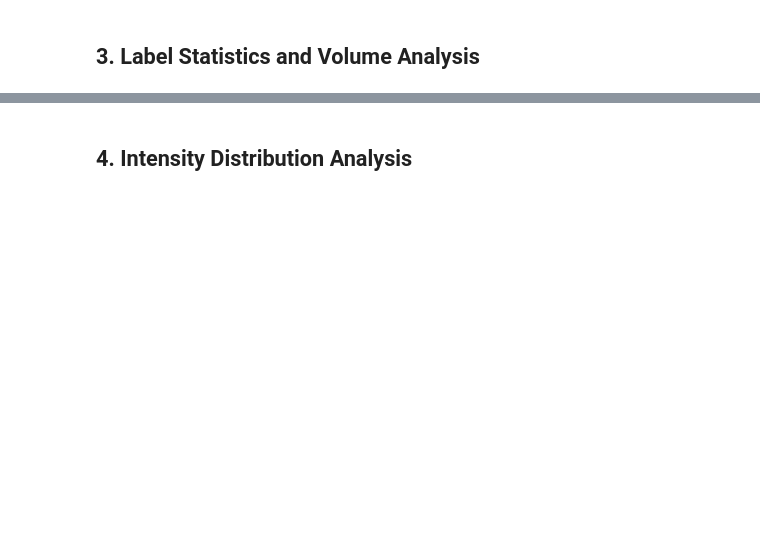
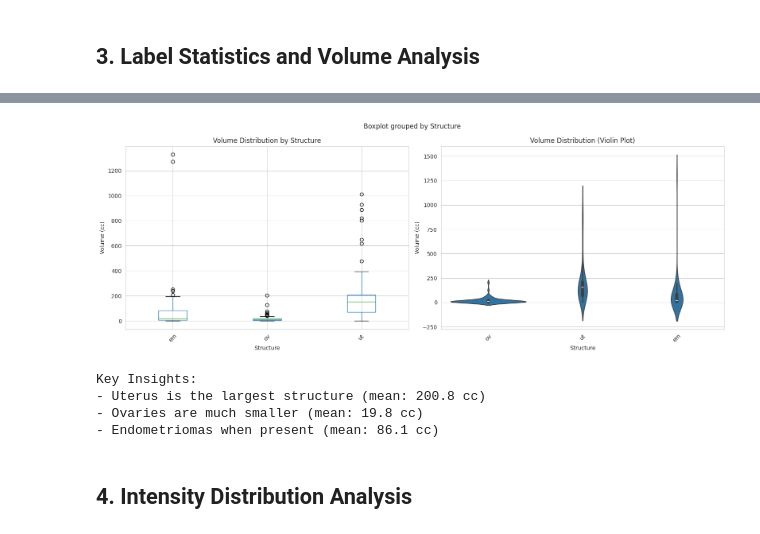
Before and after one commit to sehajbath/endo-seg, a Jupyter notebook: notebooks/01_data_exploration.ipynb, the cells around one changed output, grey strips where cells are left out. Drawn from its saved outputs; the diff is of its cells as text; code cells hidden in the pictures; blank space fills up the shorter version.

```diff
--- a/notebooks/01_data_exploration.ipynb
+++ b/notebooks/01_data_exploration.ipynb
@@ -39,7 +86,7 @@ print("Imports successful!")
 ## 1. Dataset Overview
 # %%
 # Set paths
-data_root = "../data/raw/UT-EndoMRI"
+data_root = "/content/drive/MyDrive/UT-EndoMRI"
 
 # Get statistics for both datasets
 print("Dataset 1 (D1_MHS - Multi-center, Multi-rater):")
@@ -138,12 +211,12 @@ def collect_volumes(data_root, dataset_name):
     return volumes
 
 # Collect volumes
-print("Collecting volume statistics for Dataset 2...")
-volumes_d2 = collect_volumes(data_root, "D2_TCPW")
+print("Collecting volume statistics for Dataset 1...")
+volumes_d1 = collect_volumes(data_root, "D1_MHS")
 
 # Create DataFrame
 volume_data = []
-for struct, vols in volumes_d2.items():
+for struct, vols in volumes_d1.items():
     for vol in vols:
         volume_data.append({'Structure': struct, 'Volume (cc)': vol})
 
@@ -155,31 +243,37 @@ print(df_volumes.groupby('Structure')['Volume (cc)'].describe())
 # %%
 # Visualize volume distributions
 fig, axes = plt.subplots(1, 2, figsize=(16, 6))
 
 # Box plot
 df_volumes.boxplot(column='Volume (cc)', by='Structure', ax=axes[0])
 axes[0].set_title('Volume Distribution by Structure')
 axes[0].set_ylabel('Volume (cc)')
 axes[0].set_xlabel('Structure')
 plt.sca(axes[0])
 plt.xticks(rotation=45)
 
 # Violin plot
 sns.violinplot(data=df_volumes, x='Structure', y='Volume (cc)', ax=axes[1])
 axes[1].set_title('Volume Distribution (Violin Plot)')
 axes[1].set_xlabel('Structure')
 axes[1].set_ylabel('Volume (cc)')
 axes[1].tick_params(axis='x', rotation=45)
 
 plt.tight_layout()
 plt.show()
 
 # Print key insights
 print("\nKey Insights:")
 print(f"- Uterus is the largest structure (mean: {df_volumes[df_volumes['Structure']=='ut']['Volume (cc)'].mean():.1f} cc)")
 print(f"- Ovaries are much smaller (mean: {df_volumes[df_volumes['Structure']=='ov']['Volume (cc)'].mean():.1f} cc)")
-if 'em' in volumes_d2:
+if 'em' in volumes_d1:
     print(f"- Endometriomas when present (mean: {df_volumes[df_volumes['Structure']=='em']['Volume (cc)'].mean():.1f} cc)")
+# %% [output]
+[figure, added]
+Key Insights:
+- Uterus is the largest structure (mean: 200.8 cc)
+- Ovaries are much smaller (mean: 19.8 cc)
+- Endometriomas when present (mean: 86.1 cc)
 # %% [markdown]
 ## 4. Intensity Distribution Analysis
 # %%
```
Also changed, not shown: parts of 10 cells of this notebook, 36 other files.
